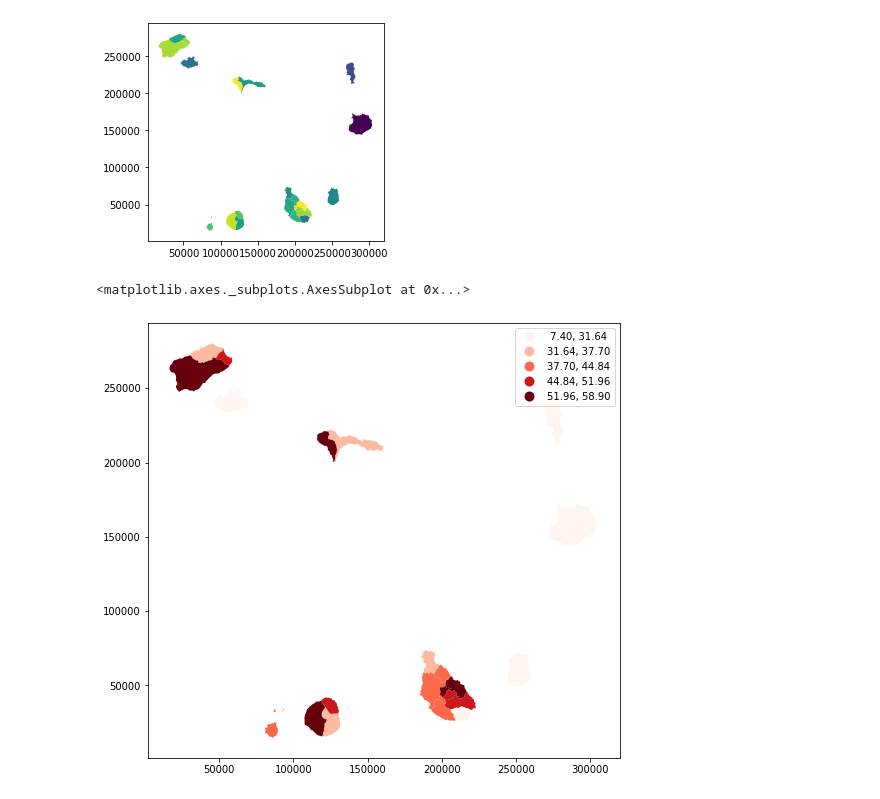
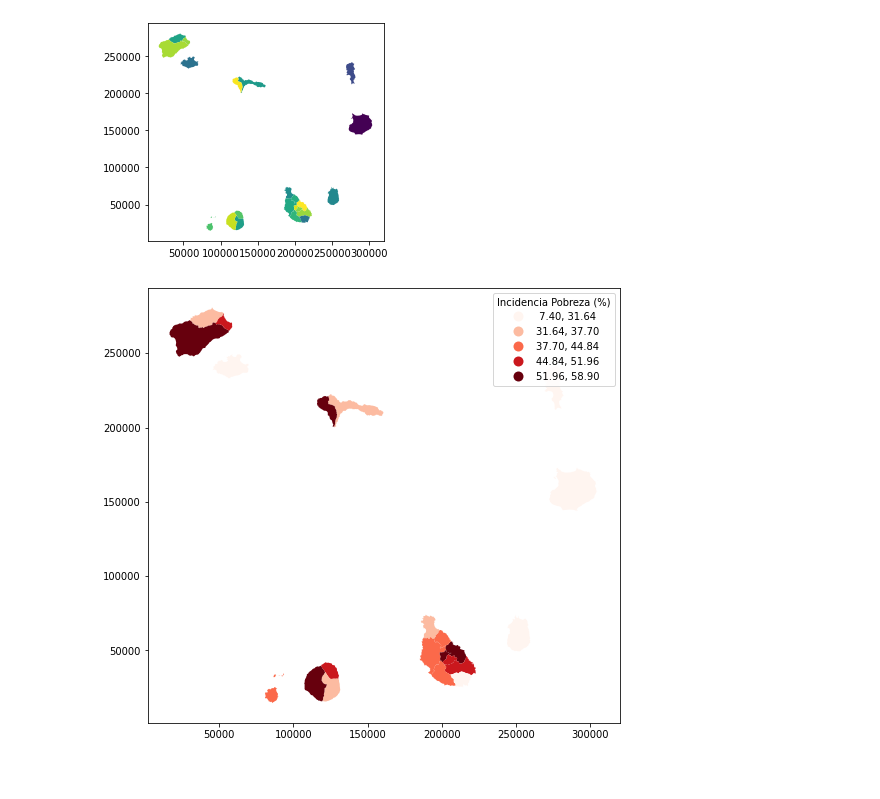
Before and after one commit to endisoares31/Analise-Espacial-Dados-Geograficos, a Jupyter notebook: Dados_de_Pobreza_por_concelho.ipynb, the cells around one changed output. Saved outputs shown, nothing was run; the diff lists cells and outputs as text; code cells hidden in the pictures.

```diff
--- a/Dados_de_Pobreza_por_concelho.ipynb
+++ b/Dados_de_Pobreza_por_concelho.ipynb
@@ -71,9 +71,10 @@ geodata.plot(column="incidencia")
 # %%
 #Ajustando o Mapa
 
 fig, ax = plt.subplots(1, figsize=(10, 8))
 
 geodata.plot(ax=ax, column="incidencia", scheme="quantiles", cmap="Reds", legend=True)
+
+ax.get_legend().set_title("Incidencia Pobreza (%)")
 # %% [output]
-<matplotlib.axes._subplots.AxesSubplot at 0x...>
-[figure, old version]
+[figure, new version]
```
